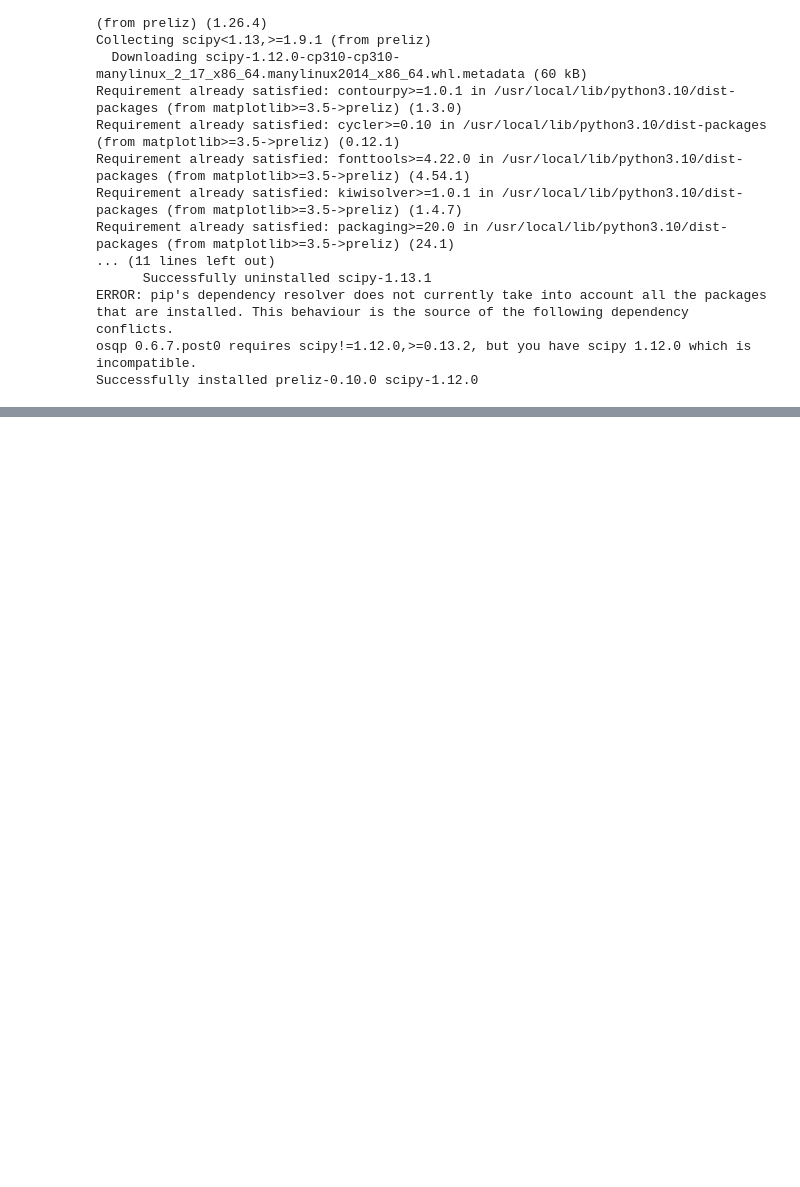
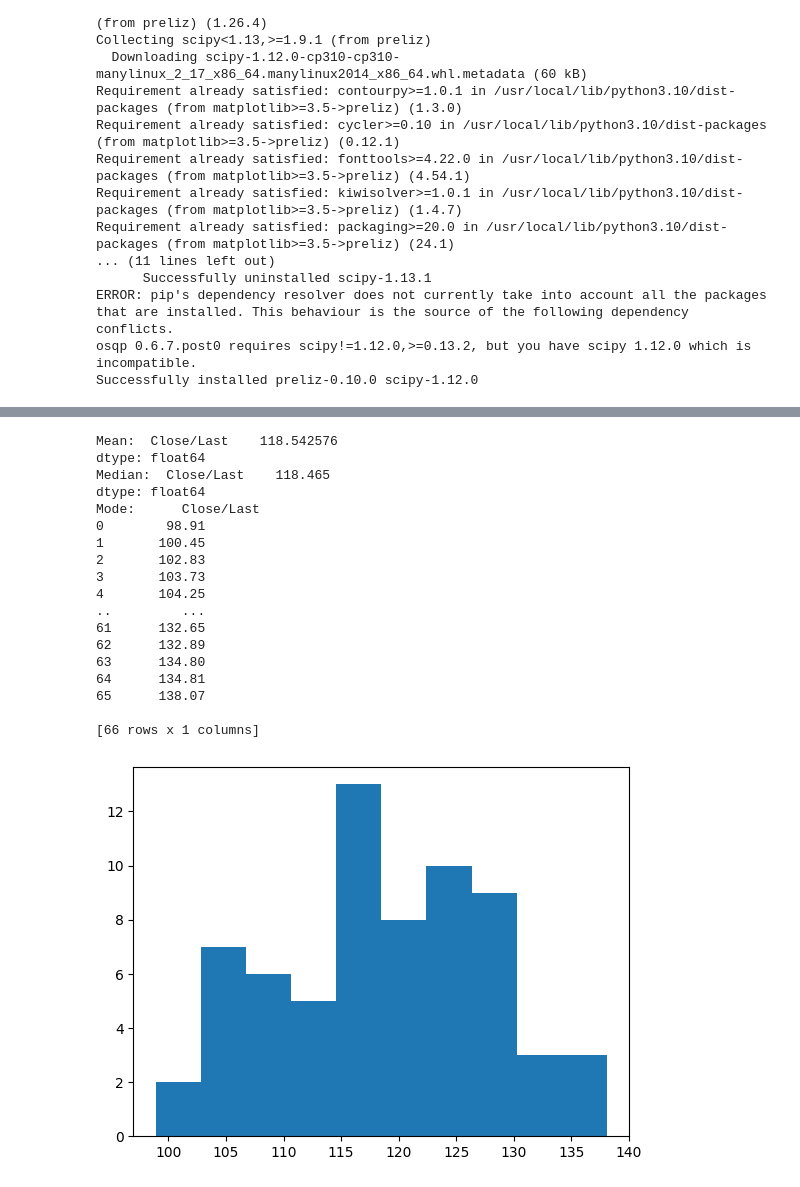
Before and after one commit to xeqoir/Finance, a Jupyter notebook: NVIDIA/NVIDIA_Predictor.ipynb, the cells around one changed output, grey strips where cells are left out. Saved outputs shown, nothing was run; the diff lists cells and outputs as text; code cells hidden in the pictures; blank space fills up the shorter version.

```diff
--- a/NVIDIA/NVIDIA_Predictor.ipynb
+++ b/NVIDIA/NVIDIA_Predictor.ipynb
@@ -47,0 +48,30 @@ stockData
+# %%
+plt.hist(stockData)
+
+mean = stockData[["Close/Last"]].mean()
+median = stockData[["Close/Last"]].median()
+mode = stockData[["Close/Last"]].mode()
+
+print("Mean: ", mean)
+print("Median: ", median)
+print("Mode: ", mode) # Doesn't exist, each value is seen once
+# %% [output]
+Mean:  Close/Last    118.542576
+dtype: float64
+Median:  Close/Last    118.465
+dtype: float64
+Mode:      Close/Last
+0        98.91
+1       100.45
+2       102.83
+3       103.73
+4       104.25
+..         ...
+61      132.65
+62      132.89
+63      134.80
+64      134.81
+65      138.07
+
+[66 rows x 1 columns]
+[figure, added]
```
Also changed, not shown: parts of 4 cells of this notebook.
